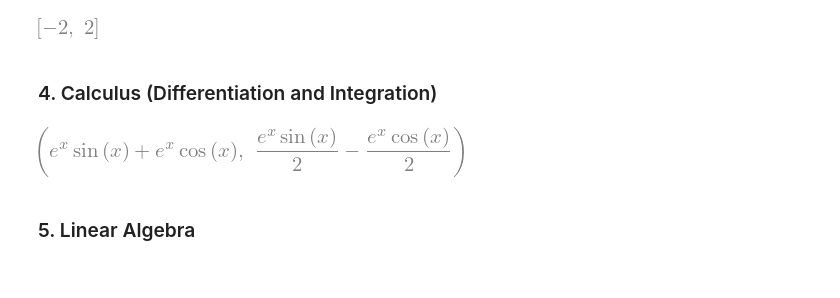
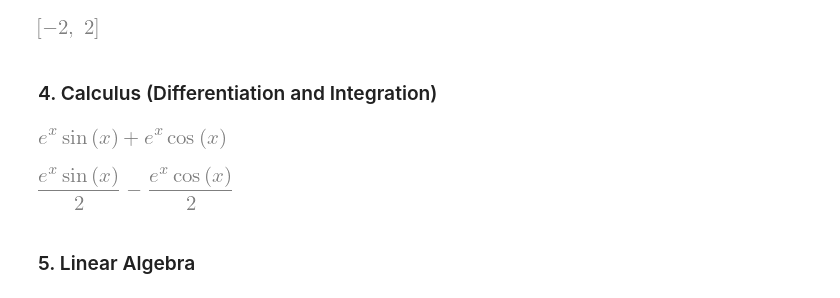
Before and after one commit to aminfakhari/python-tutorial, a Jupyter notebook: python-tutorial.ipynb, the cells around one changed output. Cells and saved outputs as stored; diff of their text form; code cells hidden in the pictures.

```diff
--- a/python-tutorial.ipynb
+++ b/python-tutorial.ipynb
@@ -295,10 +329,12 @@ solution
 # %%
 f = sp.sin(x) * sp.exp(x)
 derivative = sp.diff(f, x)
 integral = sp.integrate(f, x)
-derivative, integral
+display(derivative)
+display(integral)
 # %% [output]
-[figure, old version]
+[figure, new version]
+[figure, added]
 # %% [markdown]
 ### 5. Linear Algebra
 # %%
```
Also changed, not shown: parts of 34 cells of this notebook.
